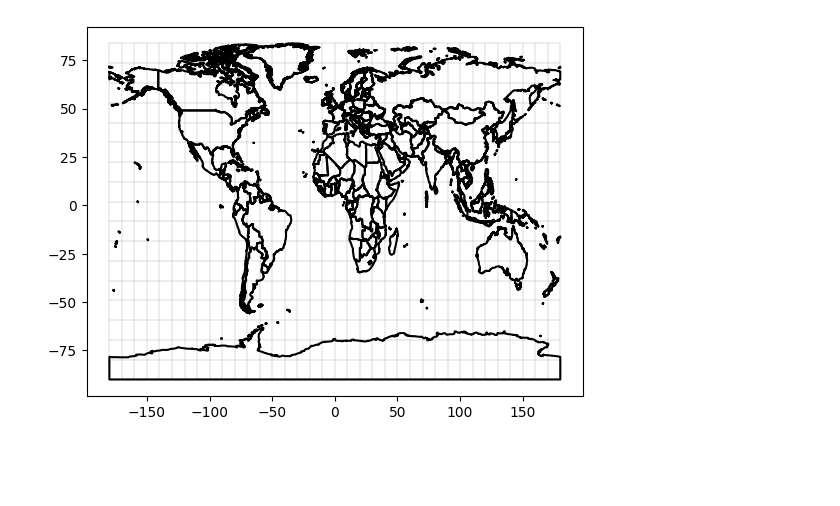
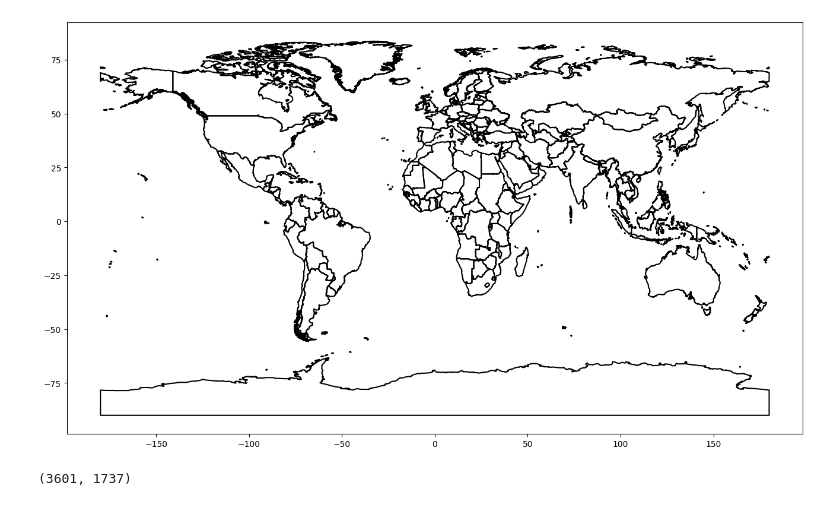
Before and after one commit to RepnikovPavel/GlobalDynamics, a Jupyter notebook: code.ipynb, the cells around one changed output. Cells and saved outputs as stored; diff of their text form; code cells hidden in the pictures; blank space fills up the shorter version.

```diff
--- a/code.ipynb
+++ b/code.ipynb
@@ -13,12 +22,14 @@ xgrid,ygrid = make_grids(10.0,10.0,bounds_)
 # %%
 fig,ax = plt.subplots()
+fig.set_size_inches(16,9)
 for i in range(len(polygons_ )):
     ax.plot(polygons_[i][0],polygons_[i][1],c='k')
-for i in range(len(xgrid)):
-    x_ = xgrid[i]
-    ax.plot([x_,x_],[bounds_[1][0],bounds_[1][1]],c='k',linewidth=0.1)
-for i in range(len(ygrid)):
-    y_ = ygrid[i]
-    ax.plot([bounds_[0][0],bounds_[0][1]],[y_,y_],c='k',linewidth=0.1)
+# for i in range(len(xgrid)):
+#     x_ = xgrid[i]
+#     ax.plot([x_,x_],[bounds_[1][0],bounds_[1][1]],c='k',linewidth=0.1)
+# for i in range(len(ygrid)):
+#     y_ = ygrid[i]
+#     ax.plot([bounds_[0][0],bounds_[0][1]],[y_,y_],c='k',linewidth=0.1)
+# plt.show()
 # %% [output]
-[figure, old version]
+[figure, new version]
@@ -24,0 +50,4 @@ for i in range(len(ygrid)):
+# %%
+mask_of_earth_N.shape
+# %% [output]
+(3601, 1737)
```
Also changed, not shown: parts of 10 cells of this notebook, 1 other file.
